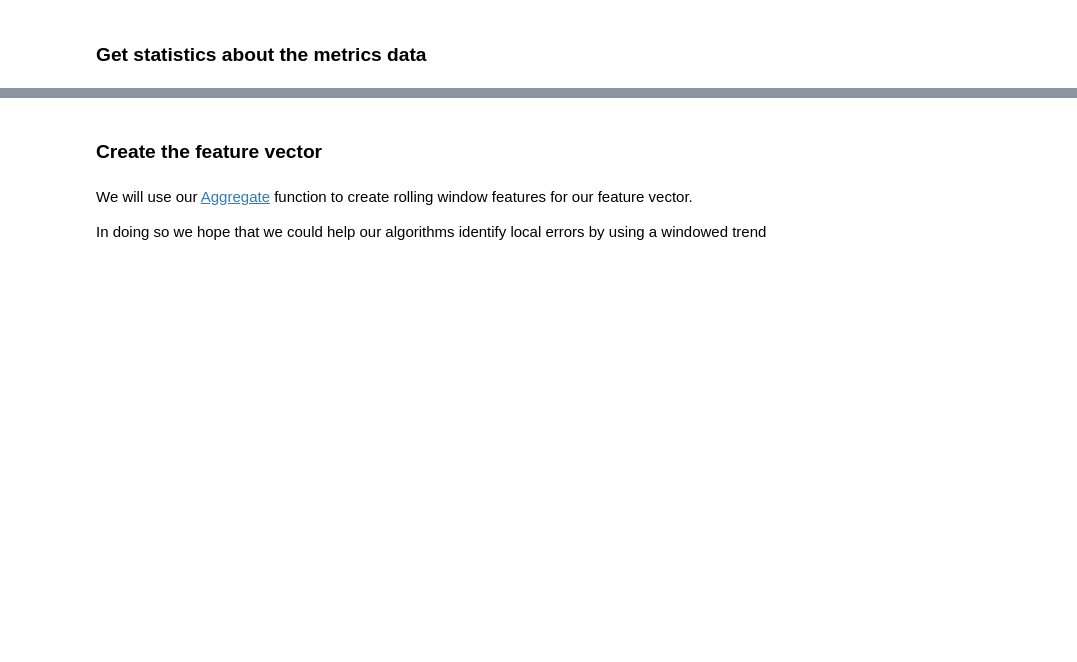
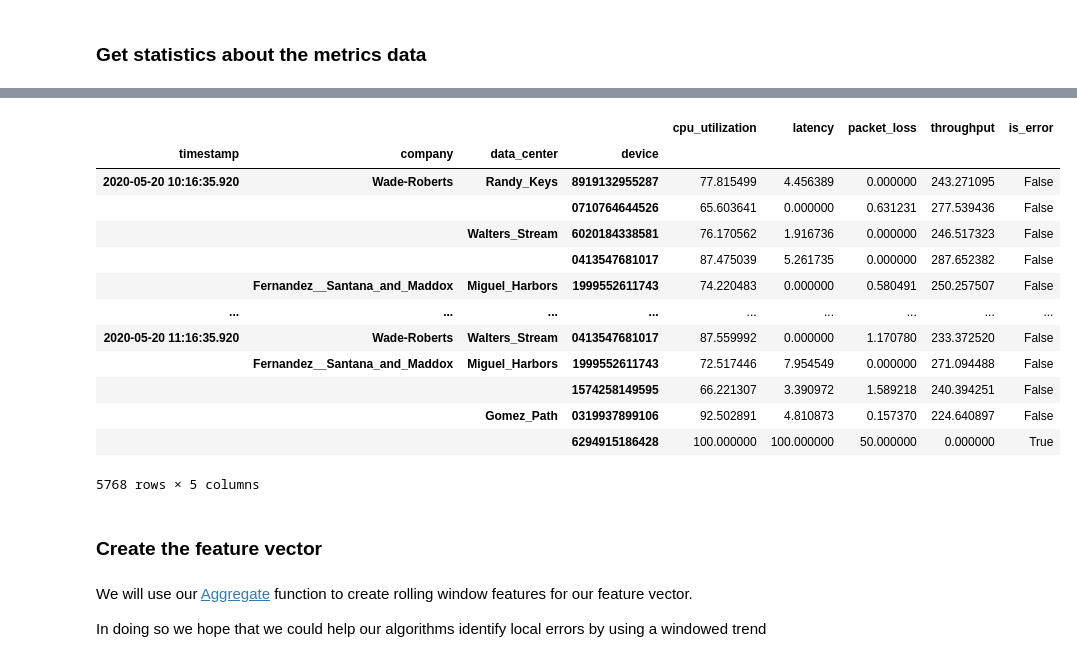
Before and after one commit to mlrun/demo-network-operations, a Jupyter notebook: project.ipynb, the cells around one changed output, grey strips where cells are left out. Saved outputs shown, nothing was run; the diff lists cells and outputs as text; code cells hidden in the pictures; blank space fills up the shorter version.

```diff
--- a/project.ipynb
+++ b/project.ipynb
@@ -127,3 +129,20 @@ to track results use .show() or .logs() or in CLI:
+# %%
+pd.read_parquet('data/metrics.pq')
+# %% [output]
+|  |  |  |  | cpu_utilization | latency | packet_loss | throughput | is_error |
+| timestamp | company | data_center | device |  |  |  |  |  |
+| 2020-05-20 10:16:35.920 | Wade-Roberts | Randy_Keys | 8919132955287 | 77.815499 | 4.456389 | 0.000000 | 243.271095 | False |
+|  |  |  | 0710764644526 | 65.603641 | 0.000000 | 0.631231 | 277.539436 | False |
+|  |  | Walters_Stream | 6020184338581 | 76.170562 | 1.916736 | 0.000000 | 246.517323 | False |
+|  |  |  | 0413547681017 | 87.475039 | 5.261735 | 0.000000 | 287.652382 | False |
+|  | Fernandez__Santana_and_Maddox | Miguel_Harbors | 1999552611743 | 74.220483 | 0.000000 | 0.580491 | 250.257507 | False |
+| ... | ... | ... | ... | ... | ... | ... | ... | ... |
+| 2020-05-20 11:16:35.920 | Wade-Roberts | Walters_Stream | 0413547681017 | 87.559992 | 0.000000 | 1.170780 | 233.372520 | False |
+|  | Fernandez__Santana_and_Maddox | Miguel_Harbors | 1999552611743 | 72.517446 | 7.954549 | 0.000000 | 271.094488 | False |
+|  |  |  | 1574258149595 | 66.221307 | 3.390972 | 1.589218 | 240.394251 | False |
+|  |  | Gomez_Path | 0319937899106 | 92.502891 | 4.810873 | 0.157370 | 224.640897 | False |
+|  |  |  | 6294915186428 | 100.000000 | 100.000000 | 50.000000 | 0.000000 | True |
+5768 rows × 5 columns
 # %% [markdown]
 ### Create the feature vector
 # %% [markdown]
```
Also changed, not shown: parts of 18 cells of this notebook, 2 other files.
